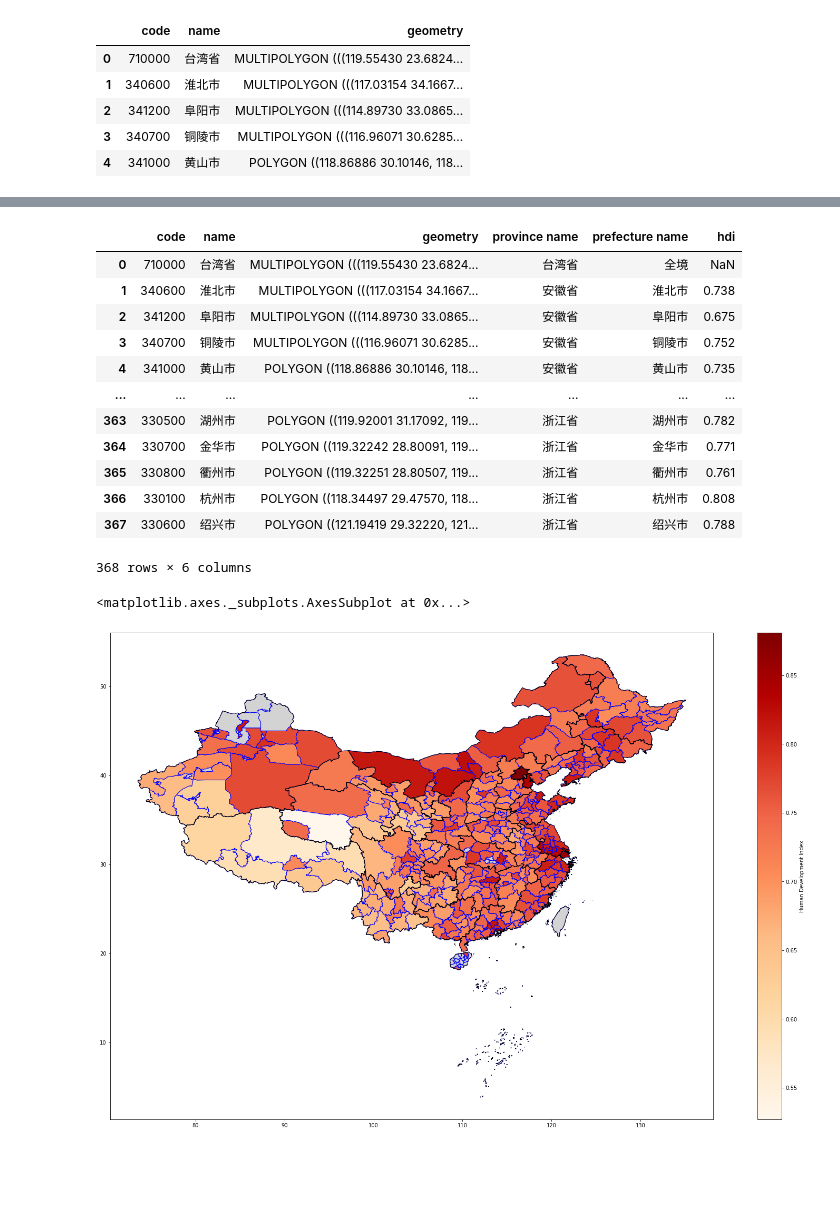
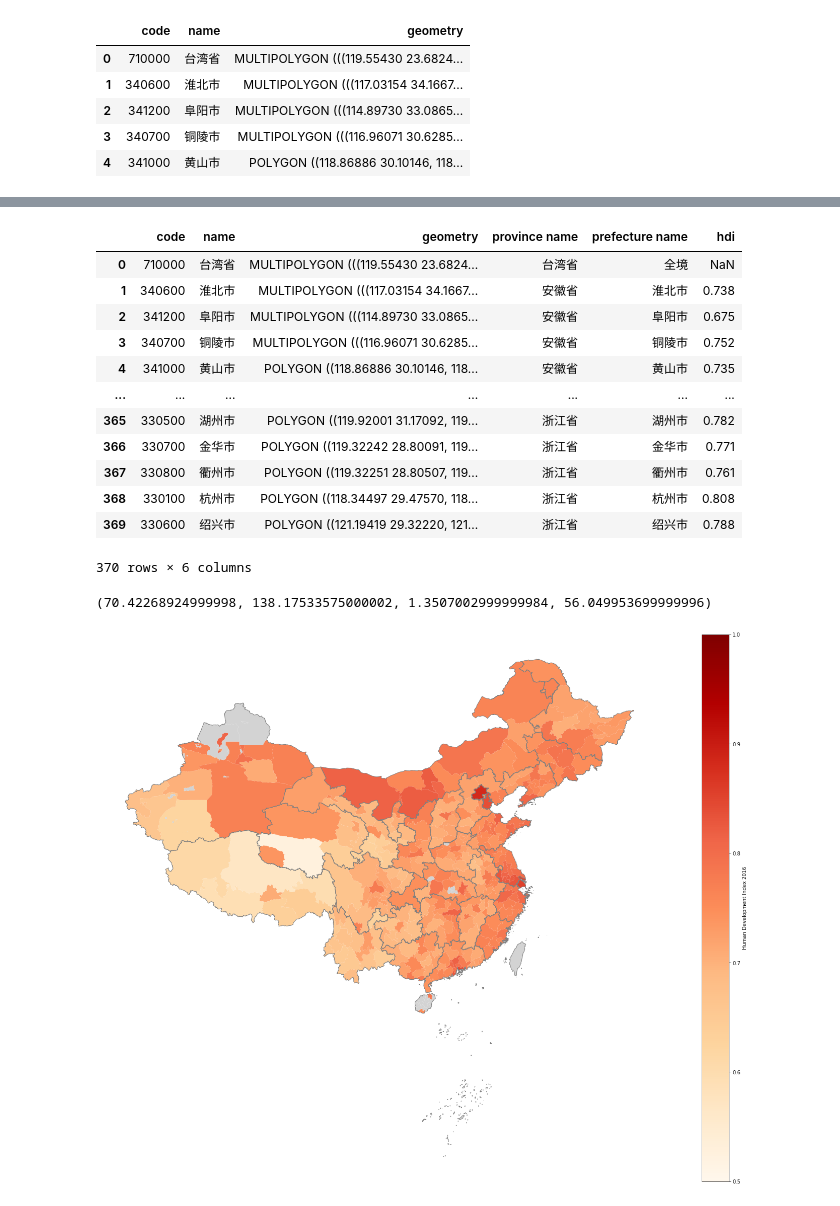
Before and after one commit to tsycstang/china_hdi_2016, a Jupyter notebook: Geo_Analysis_China.ipynb, the cells around one changed output, grey strips where cells are left out. Saved outputs shown, nothing was run; the diff lists cells and outputs as text; code cells hidden in the pictures; blank space fills up the shorter version.

```diff
--- a/Geo_Analysis_China.ipynb
+++ b/Geo_Analysis_China.ipynb
@@ -68,7 +68,9 @@ Unpacking objects: 100% (27/27), done.
 # %%
-china_data = pd.read_csv('/content/china_hdi_2016/china_hdi_2016.csv').astype({'code': str})
+china_data = pd.read_csv('/content/china_hdi_2016/china_hdi_2016.csv').astype({'code': str, 'hdi': float})
 # %%
 china_data = china_data.append(pd.DataFrame([['710000', '台湾省', '全境']], columns=['code', 'province name', 'prefecture name'])).reset_index(drop=True)
+china_data = china_data.append(pd.DataFrame([['810000', '香港特别行政区', '全境']], columns=['code', 'province name', 'prefecture name'])).reset_index(drop=True)
+china_data = china_data.append(pd.DataFrame([['820000', '澳门特别行政区', '全境']], columns=['code', 'province name', 'prefecture name'])).reset_index(drop=True)
 # %%
 china_data
 # %% [output]
@@ -97,19 +99,20 @@ china_hdi
 | 3 | 340700 | 铜陵市 | MULTIPOLYGON (((116.96071 30.6285... | 安徽省 | 铜陵市 | 0.752 |
 | 4 | 341000 | 黄山市 | POLYGON ((118.86886 30.10146, 118... | 安徽省 | 黄山市 | 0.735 |
 | ... | ... | ... | ... | ... | ... | ... |
-| 363 | 330500 | 湖州市 | POLYGON ((119.92001 31.17092, 119... | 浙江省 | 湖州市 | 0.782 |
-| 364 | 330700 | 金华市 | POLYGON ((119.32242 28.80091, 119... | 浙江省 | 金华市 | 0.771 |
-| 365 | 330800 | 衢州市 | POLYGON ((119.32251 28.80507, 119... | 浙江省 | 衢州市 | 0.761 |
-| 366 | 330100 | 杭州市 | POLYGON ((118.34497 29.47570, 118... | 浙江省 | 杭州市 | 0.808 |
-| 367 | 330600 | 绍兴市 | POLYGON ((121.19419 29.32220, 121... | 浙江省 | 绍兴市 | 0.788 |
+| 365 | 330500 | 湖州市 | POLYGON ((119.92001 31.17092, 119... | 浙江省 | 湖州市 | 0.782 |
+| 366 | 330700 | 金华市 | POLYGON ((119.32242 28.80091, 119... | 浙江省 | 金华市 | 0.771 |
+| 367 | 330800 | 衢州市 | POLYGON ((119.32251 28.80507, 119... | 浙江省 | 衢州市 | 0.761 |
+| 368 | 330100 | 杭州市 | POLYGON ((118.34497 29.47570, 118... | 浙江省 | 杭州市 | 0.808 |
+| 369 | 330600 | 绍兴市 | POLYGON ((121.19419 29.32220, 121... | 浙江省 | 绍兴市 | 0.788 |
-368 rows × 6 columns
+370 rows × 6 columns
 # %%
-based = china_hdi.plot('hdi', figsize=(30, 17), legend=True, cmap='OrRd', edgecolor='blue',
-                       legend_kwds={'label': "Human Development Index"},
-                       missing_kwds={"color": "lightgrey",},
-                        )
-china_prov.plot(ax=based, facecolor='none', edgecolor='black')
+based = china_hdi.plot('hdi', figsize=(30, 20), legend=True, cmap='OrRd',
+                       legend_kwds={'label': "Human Development Index 2016"},
+                       missing_kwds={"color": "lightgrey",}, vmin=0.5, vmax=1.
+                       )
+china_prov.plot(ax=based, facecolor='none', edgecolor='grey')
+plt.axis('off')
 # %% [output]
-<matplotlib.axes._subplots.AxesSubplot at 0x...>
+(70.42268924999998, 138.17533575000002, 1.3507002999999984, 56.049953699999996)
-[figure, old version]
+[figure, new version]
 # %%
```
Also changed, not shown: parts of 8 cells of this notebook.
